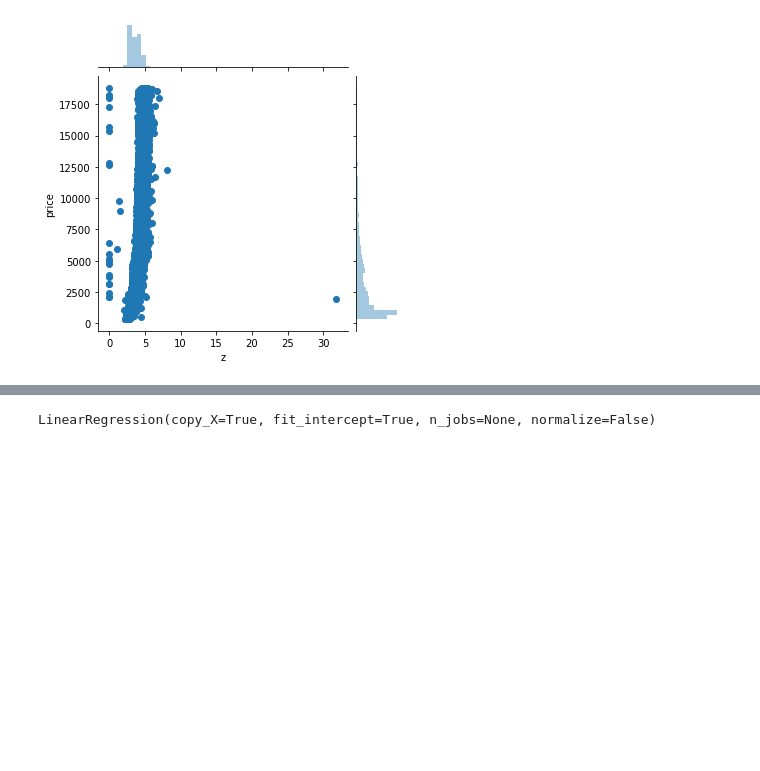
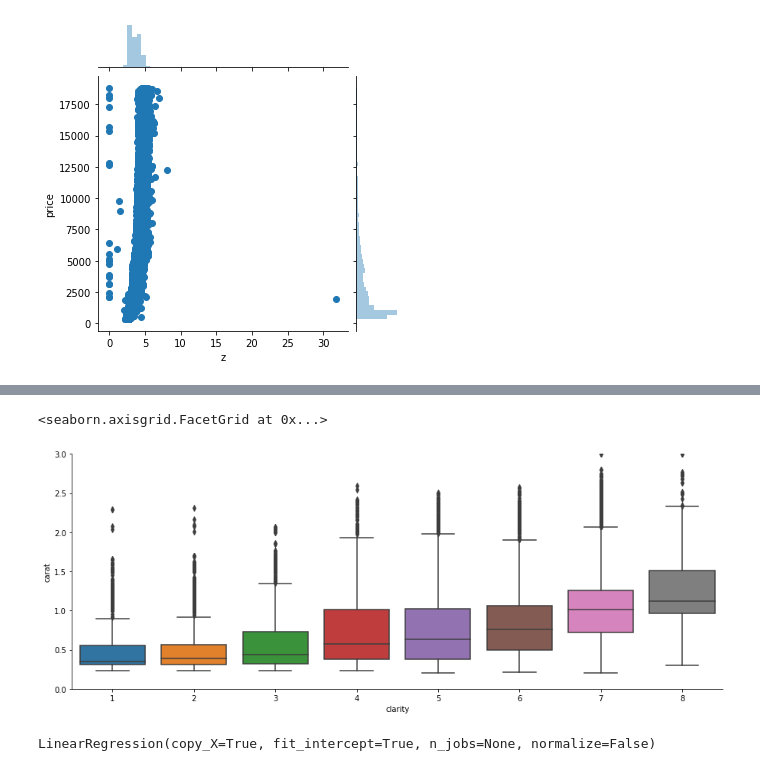
Before and after one commit to AnnaLenaStoe/Diamonds, a Jupyter notebook: diamonds.ipynb, the cells around one changed output, grey strips where cells are left out. Cells and saved outputs as stored; diff of their text form; code cells hidden in the pictures; blank space fills up the shorter version.

```diff
--- a/diamonds.ipynb
+++ b/diamonds.ipynb
@@ -277,3 +302,10 @@ sns.jointplot(x='z' , y='price' , data=diamond , size=5)
+# %%
+#Gewicht im Verhältnis zur Reinheit
+ab=sns.factorplot(x='clarity', y='carat', data=diamond, kind='box' ,aspect=2.5 )
+ab.set(ylim=(0, 3))
+# %% [output]
+<seaborn.axisgrid.FacetGrid at 0x...>
+[figure, added]
 # %%
 #Zur Verwendung von Trainings und Testdaten für die lineare Regression müssen die Eigenschaften im Verhältnis zum Preis gesetzt werden
 X = diamond[['carat', 'cut', 'color', 'clarity', 'depth', 'table', 'x', 'y', 'z']]
```
Also changed, not shown: parts of 11 cells of this notebook.
